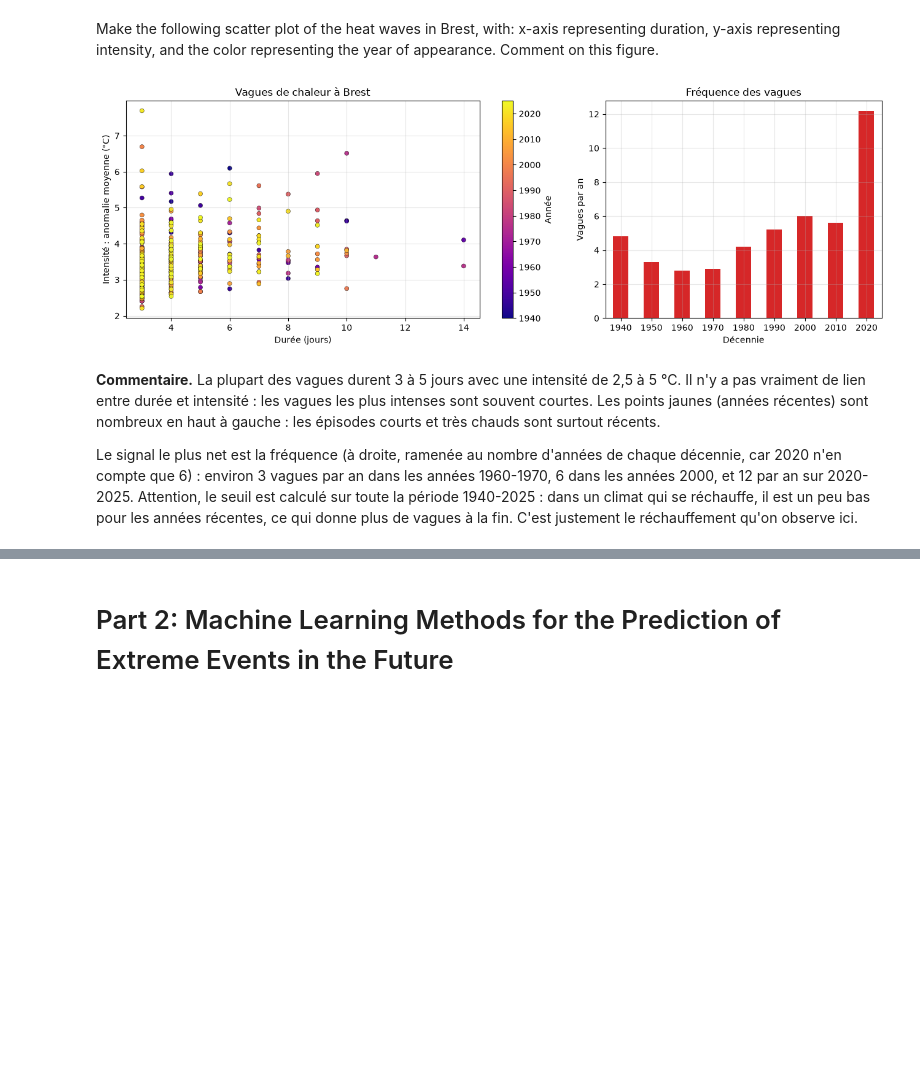
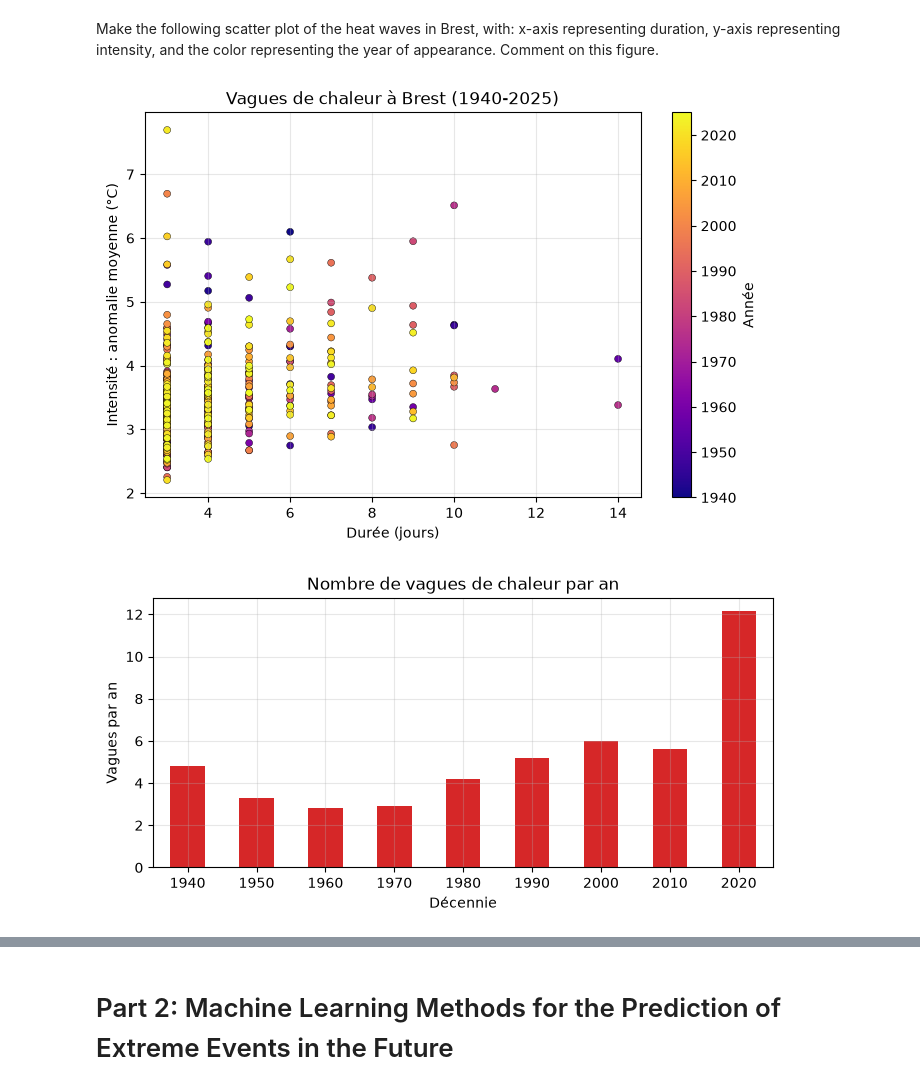
Before and after one commit to eliashas/mini-projet-stochastique, a Jupyter notebook: rendu_final_concis/rendu_final_groupe.ipynb, the cells around one changed output, grey strips where cells are left out. Saved outputs shown, nothing was run; the diff lists cells and outputs as text; code cells hidden in the pictures; blank space fills up the shorter version.

```diff
--- a/rendu_final_concis/rendu_final_groupe.ipynb
+++ b/rendu_final_concis/rendu_final_groupe.ipynb
@@ -159,25 +167,23 @@ pendant 3 jours). Comme le seuil dépend de la saison, on détecte aussi des ép
 # %% [markdown]
 Make the following scatter plot of the heat waves in Brest, with: x-axis representing duration, y-axis representing intensity, and the color representing the year of appearance. Comment on this figure.
 # %%
-fig, (a1, a2) = plt.subplots(1, 2, figsize=(13, 4.5), gridspec_kw={'width_ratios': [1.6, 1]})
-sc = a1.scatter(vagues.duree, vagues.intensite, c=vagues.annee, cmap='plasma', s=25, edgecolor='k', lw=.3)
-fig.colorbar(sc, ax=a1, label='Année')
-a1.set(xlabel='Durée (jours)', ylabel='Intensité : anomalie moyenne (°C)', title='Vagues de chaleur à Brest')
+plt.figure(figsize=(8, 5))
+plt.scatter(vagues['duree'], vagues['intensite'], c=vagues['annee'], cmap='plasma', s=25, edgecolor='k', lw=0.3)
+plt.colorbar(label='Année')
+plt.xlabel('Durée (jours)')
+plt.ylabel('Intensité : anomalie moyenne (°C)')
+plt.title('Vagues de chaleur à Brest (1940-2025)')
+plt.show()
 
-decennie = vagues.annee // 10 * 10
-nb_annees = pd.Series(range(1940, 2026)).floordiv(10).mul(10).value_counts()   # la décennie 2020 n'a que 6 ans
-(decennie.value_counts() / nb_annees).sort_index().plot.bar(ax=a2, rot=0, color='tab:red')
-a2.set(xlabel='Décennie', ylabel='Vagues par an', title='Fréquence des vagues')
-plt.tight_layout()
+# nombre moyen de vagues par an dans chaque décennie (la décennie 2020 ne compte que 6 ans, de 2020 à 2025)
+par_decennie = vagues.groupby(vagues['annee'] // 10 * 10).size()
+nb_annees = pd.Series(10, index=par_decennie.index)
+nb_annees[2020] = 6
+(par_decennie / nb_annees).plot.bar(rot=0, color='tab:red', figsize=(8, 3.5))
+plt.xlabel('Décennie')
+plt.ylabel('Vagues par an')
+plt.title('Nombre de vagues de chaleur par an')
 plt.show()
 # %% [output]
-[figure, old version]
+[figure, new version]
+[figure, added]
-# %% [markdown]
-**Commentaire.** La plupart des vagues durent 3 à 5 jours avec une intensité de 2,5 à 5 °C. Il n'y a pas vraiment de
-lien entre durée et intensité : les vagues les plus intenses sont souvent courtes. Les points jaunes (années récentes)
-sont nombreux en haut à gauche : les épisodes courts et très chauds sont surtout récents.
-
-Le signal le plus net est la fréquence (à droite, ramenée au nombre d'années de chaque décennie, car 2020 n'en compte
-que 6) : environ 3 vagues par an dans les années 1960-1970, 6 dans les années 2000, et 12 par an sur 2020-2025.
-Attention, le seuil est calculé sur toute la période 1940-2025 : dans un climat qui se réchauffe, il est un peu bas
-pour les années récentes, ce qui donne plus de vagues à la fin. C'est justement le réchauffement qu'on observe ici.
```
Also changed, not shown: parts of 9 cells of this notebook, 3 other files.
